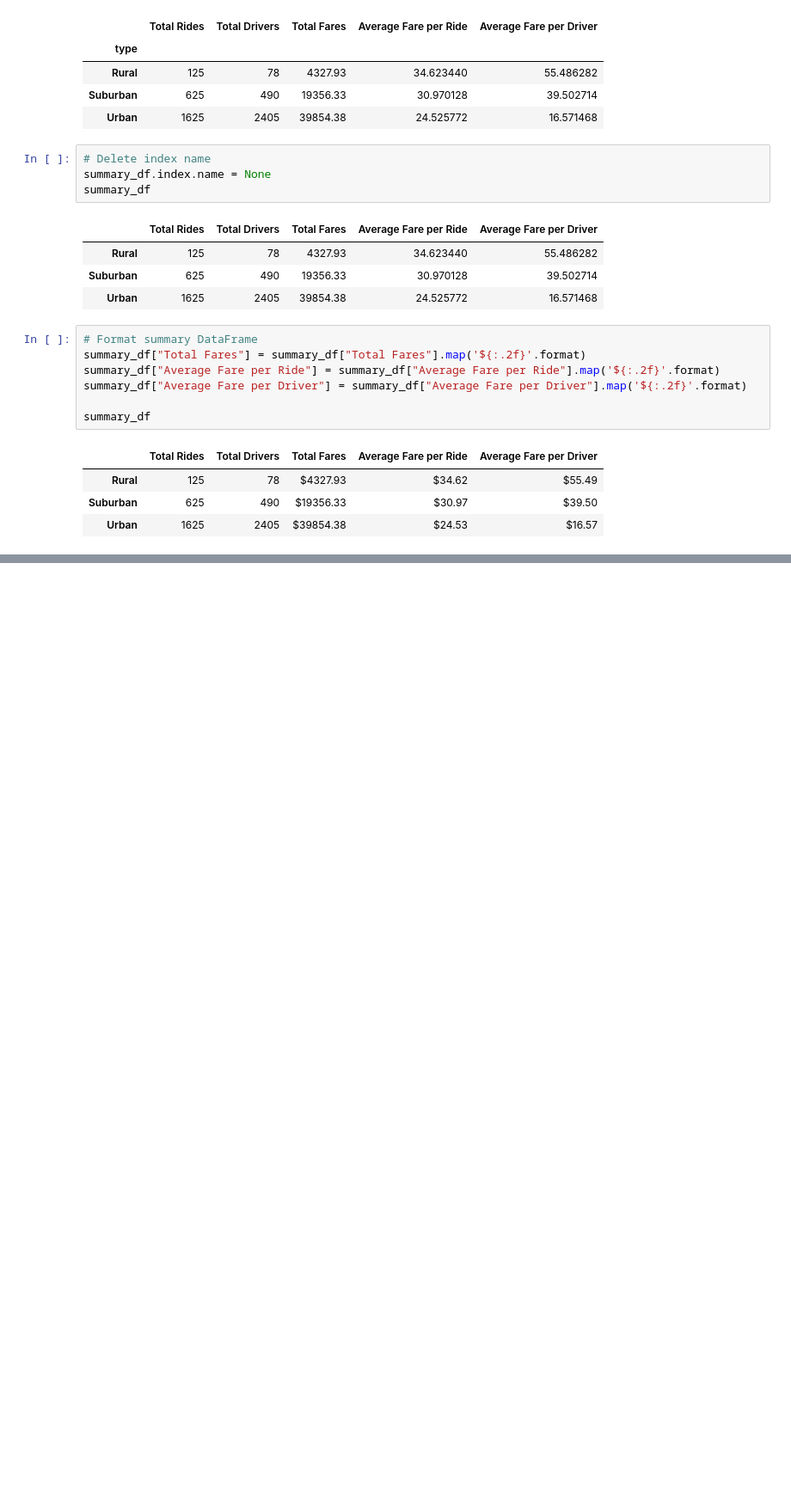
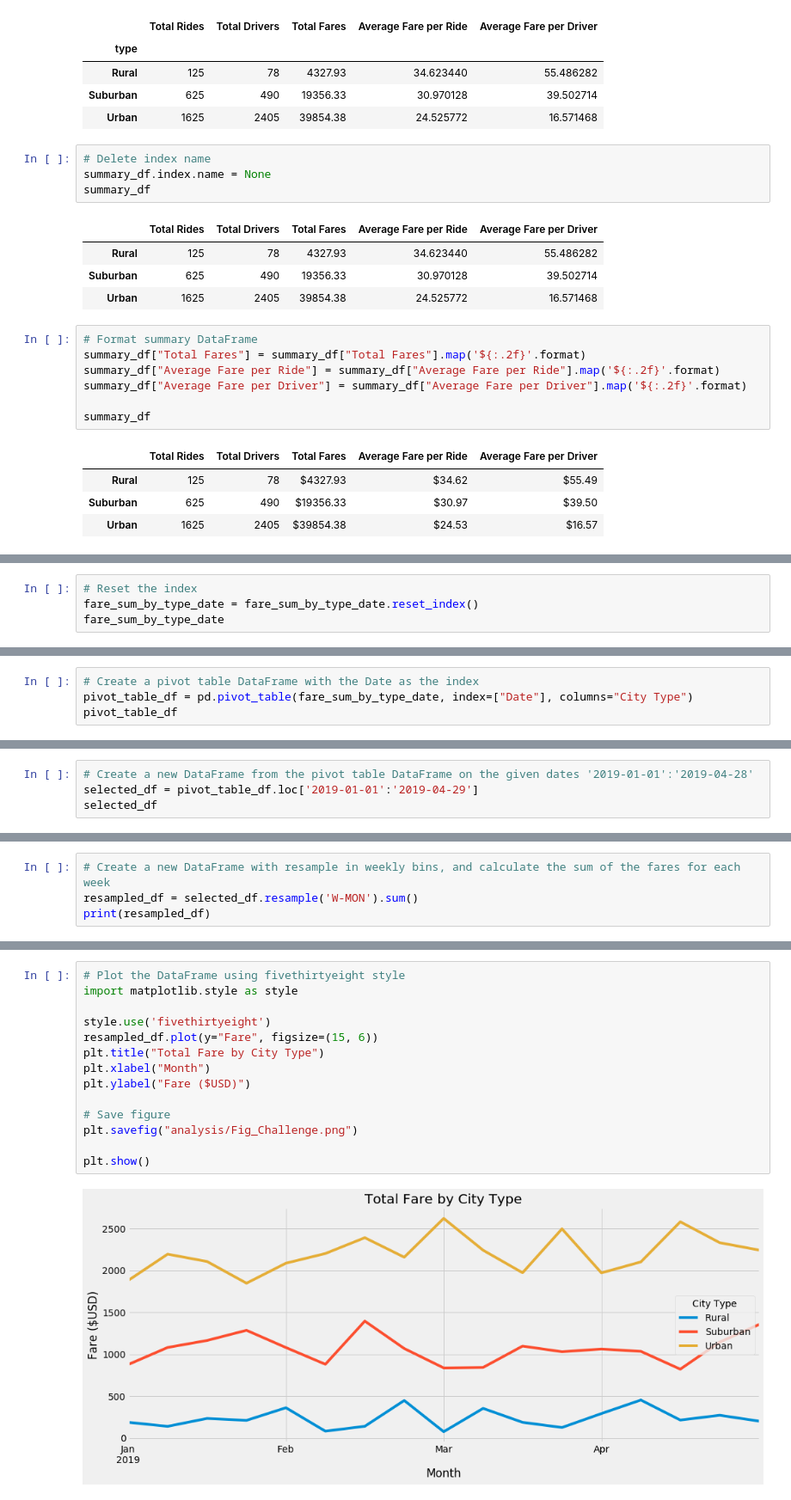
Before and after one commit to munjih/PyBer_Analysis, a Jupyter notebook: PyBer_Challenge.ipynb, the cells around one changed output, grey strips where cells are left out. Shown at 86% size. Saved outputs shown, nothing was run; the diff lists cells and outputs as text; blank space fills up the shorter version.

```diff
--- a/PyBer_Challenge.ipynb
+++ b/PyBer_Challenge.ipynb
@@ -138,0 +246,4 @@ summary_df
+# %%
+# Reset the index
+fare_sum_by_type_date = fare_sum_by_type_date.reset_index()
+fare_sum_by_type_date
@@ -138,0 +264,4 @@ summary_df
+# %%
+# Create a pivot table DataFrame with the Date as the index
+pivot_table_df = pd.pivot_table(fare_sum_by_type_date, index=["Date"], columns="City Type")
+pivot_table_df
@@ -138,0 +284,4 @@ summary_df
+# %%
+# Create a new DataFrame from the pivot table DataFrame on the given dates '2019-01-01':'2019-04-28'
+selected_df = pivot_table_df.loc['2019-01-01':'2019-04-29']
+selected_df
@@ -138,0 +304,4 @@ summary_df
+# %%
+# Create a new DataFrame with resample in weekly bins, and calculate the sum of the fares for each week
+resampled_df = selected_df.resample('W-MON').sum()
+print(resampled_df)
@@ -138,0 +329,16 @@ summary_df
+# %%
+# Plot the DataFrame using fivethirtyeight style
+import matplotlib.style as style
+
+style.use('fivethirtyeight')
+resampled_df.plot(y="Fare", figsize=(15, 6))
+plt.title("Total Fare by City Type")
+plt.xlabel("Month")
+plt.ylabel("Fare ($USD)")
+
+# Save figure
+plt.savefig("analysis/Fig_Challenge.png")
+
+plt.show()
+# %% [output]
+[figure, added]
```
Also changed, not shown: parts of 10 cells of this notebook, 1 other file.
